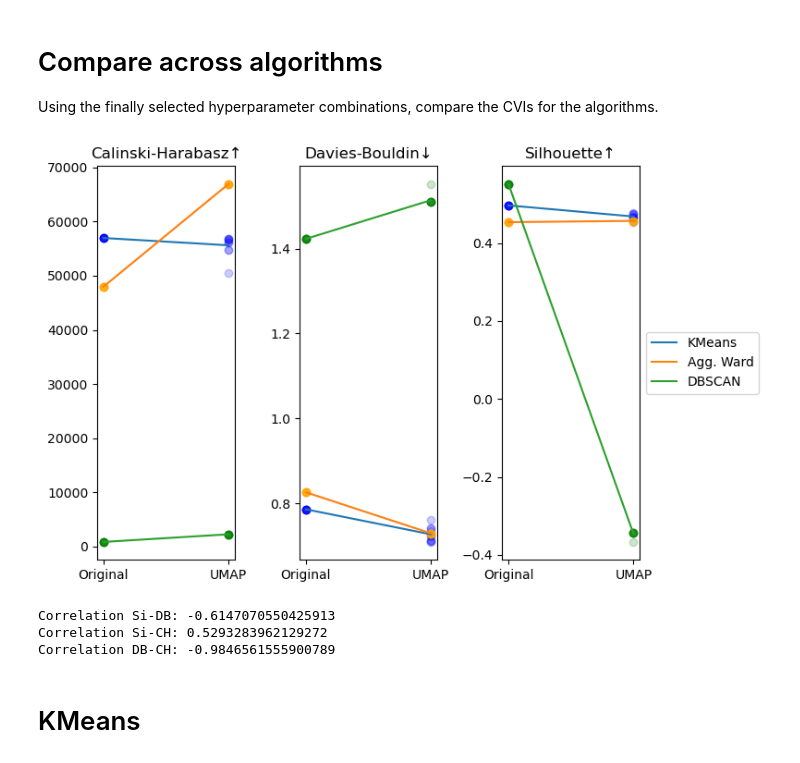
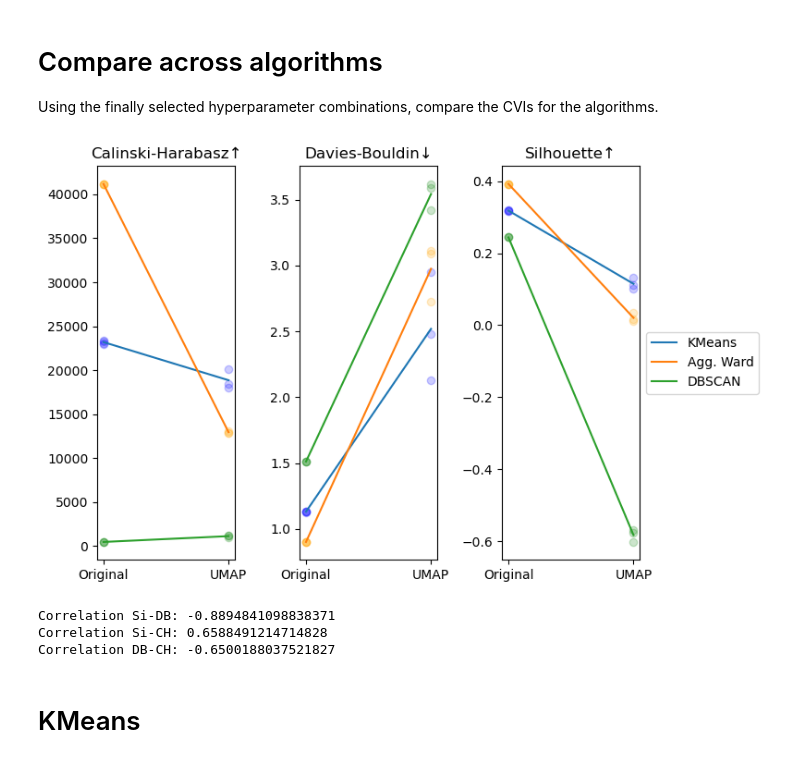
Before and after one commit to y-jenniges/ocean_clustering_and_validation, a Jupyter notebook: validation/score_evaluation.ipynb, the cells around one changed output. Cells and saved outputs as stored; diff of their text form; code cells hidden in the pictures.

```diff
--- a/validation/score_evaluation.ipynb
+++ b/validation/score_evaluation.ipynb
@@ -131,75 +191,85 @@ df_dbscan = pd.read_csv(f"{config.output_dir_clustering}scores_dbscan.csv")
 # %% [markdown]
 # Compare across algorithms
 Using the finally selected hyperparameter combinations, compare the CVIs for the algorithms.
+# %%
+def get_query_string(hyp_dict, preproc=None, float_tol=1e-8):
+    """ Helper function to assemble a query for a dataframe to filter for hyperparemeters from a given dict. """
+    query_parts = []
+    for k, v in hyp_dict.items():
+        if v is None or (isinstance(v, float) and pd.isna(v)):
+            query_parts.append(f"{k}.isnull()")  # Handle NaN values
+        elif isinstance(v, float):
+            query_parts.append(f"({k} >= {v - float_tol} & {k} <= {v + float_tol})")  # Handle float precision
+        else:
+            query_parts.append(f"{k} == {repr(v)}")  # Handle integers & strings
+
+    if preproc:  # Add preprocessing condition only if provided
+        query_parts.append(f"preprocessing == {repr(preproc)}")
+
+    return " & ".join(query_parts)
 # %%
 # Kmeans original
-query_str = " & ".join([f"{k} == @v" for k, v in hyp_config.kmeans_original_hyps.items()])
-query_str += ' & clustering_on == "original"'
+query_str = get_query_string(hyp_dict=hyp_config.kmeans_original_hyps, preproc="minmax")
 ko = df_kmeans.query(query_str)
 
 # Kmeans embedding
-query_str = " & ".join([f"{k} == @v" for k, v in hyp_config.kmeans_umap_hyps.items()])
-query_str += ' & clustering_on == "embedding"'
+query_str = get_query_string(hyp_dict=hyp_config.kmeans_umap_hyps, preproc="minmax_umap")
 ke = df_kmeans.query(query_str)
 
 # Ward original
-query_str = " & ".join([f"{k} == @v" for k, v in hyp_config.ward_original_hyps.items()])
-query_str += ' & clustering_on == "original"'
+query_str = get_query_string(hyp_dict=hyp_config.ward_original_hyps, preproc="minmax")
 wo = df_ward.query(query_str)
 
 # Ward embedding
-query_str = " & ".join([f"{k} == @v" for k, v in hyp_config.ward_umap_hyps.items()])
-query_str += ' & clustering_on == "embedding"'
+query_str = get_query_string(hyp_dict=hyp_config.ward_umap_hyps, preproc="minmax_umap")
 we = df_ward.query(query_str)
 
 # DBSCAN original
-query_str = " & ".join([f"{k} == @v" for k, v in hyp_config.dbscan_original_hyps.items()])
-query_str += ' & clustering_on == "original"'
+query_str = get_query_string(hyp_dict=hyp_config.dbscan_original_hyps, preproc="minmax", float_tol=1e-8)
 do = df_dbscan.query(query_str)
 
 # DBSCAN embedding
-query_str = " & ".join([f"{k} == @v" for k, v in hyp_config.dbscan_umap_hyps.items()])
-query_str += ' & clustering_on == "embedding"'
+query_str = get_query_string(hyp_dict=hyp_config.dbscan_umap_hyps, preproc="minmax_umap", float_tol=1e-8)
 de = df_dbscan.query(query_str)
 # %%
 fig, axs = plt.subplots(nrows=1, ncols=3, figsize=(8, 5))
 alpha = 0.2
-for i, score, score_name in [(0, "calinski", "Calinski-Harabasz"), (1, "davies_bouldin", "Davies-Bouldin"), (2, "silhouette", "Silhouette")]:
+for i, score, score_name in [(0, "calinski_harabasz", "Calinski-Harabasz"), (1, "davies_bouldin", "Davies-Bouldin"), (2, "silhouette", "Silhouette")]:
     title = score_name + "\u2191"
     if score_name == "Davies-Bouldin":
         title = score_name + "\u2193"
     axs[i].set_title(title)
     axs[i].set_xticks([0, 1], ["Original", "UMAP"])
 
     axs[i].scatter([0]*len(ko), ko[score], color="blue", alpha=alpha)
     axs[i].scatter([1]*len(ke), ke[score], color="blue", alpha=alpha)
     axs[i].plot([0, 1], [ko[score].mean(), ke[score].mean()], color="tab:blue", label="KMeans")
 
     axs[i].scatter([0]*len(wo), wo[score], color="orange", alpha=alpha)
     axs[i].scatter([1]*len(we), we[score], color="orange", alpha=alpha)
     axs[i].plot([0, 1], [wo[score].mean(), we[score].mean()], color="tab:orange", label="Agg. Ward")
 
     axs[i].scatter([0]*len(do), do[score], color="green", alpha=alpha)
     axs[i].scatter([1]*len(de), de[score], color="green", alpha=alpha)
     axs[i].plot([0, 1], [do[score].mean(), de[score].mean()], color="tab:green", label="DBSCAN")
 
 axs[i].legend(loc='center left', bbox_to_anchor=(1, 0.5))
 plt.tight_layout()
 #plt.savefig(f"{config.output_dir_plots}score_comparison.png")
 plt.savefig(f"{config.output_dir_plots_high_res}score_comparison.png", dpi=1000)
 plt.show()
 # %% [output]
-[figure, old version]
+[figure, new version]
 # %%
 # Correlations between the scores
 all = pd.concat([ko, ke, wo, we, do, de])
 print(f"Correlation Si-DB: {np.corrcoef(all['silhouette'], all['davies_bouldin'])[0, 1]}")
-print(f"Correlation Si-CH: {np.corrcoef(all['silhouette'], all['calinski'])[0,1]}")
-print(f"Correlation DB-CH: {np.corrcoef(all['calinski'], all['davies_bouldin'])[0,1]}")
+print(f"Correlation Si-CH: {np.corrcoef(all['silhouette'], all['calinski_harabasz'])[0,1]}")
+print(f"Correlation DB-CH: {np.corrcoef(all['calinski_harabasz'], all['davies_bouldin'])[0,1]}")
 # %% [output]
-Correlation Si-DB: -0.6147070550425913
-Correlation Si-CH: 0.5293283962129272
-Correlation DB-CH: -0.9846561555900789
+Correlation Si-DB: -0.8894841098838371
+Correlation Si-CH: 0.6588491214714828
+Correlation DB-CH: -0.6500188037521827
 # %% [markdown]
 # KMeans
 # %%
```
Also changed, not shown: parts of 22 cells of this notebook.
